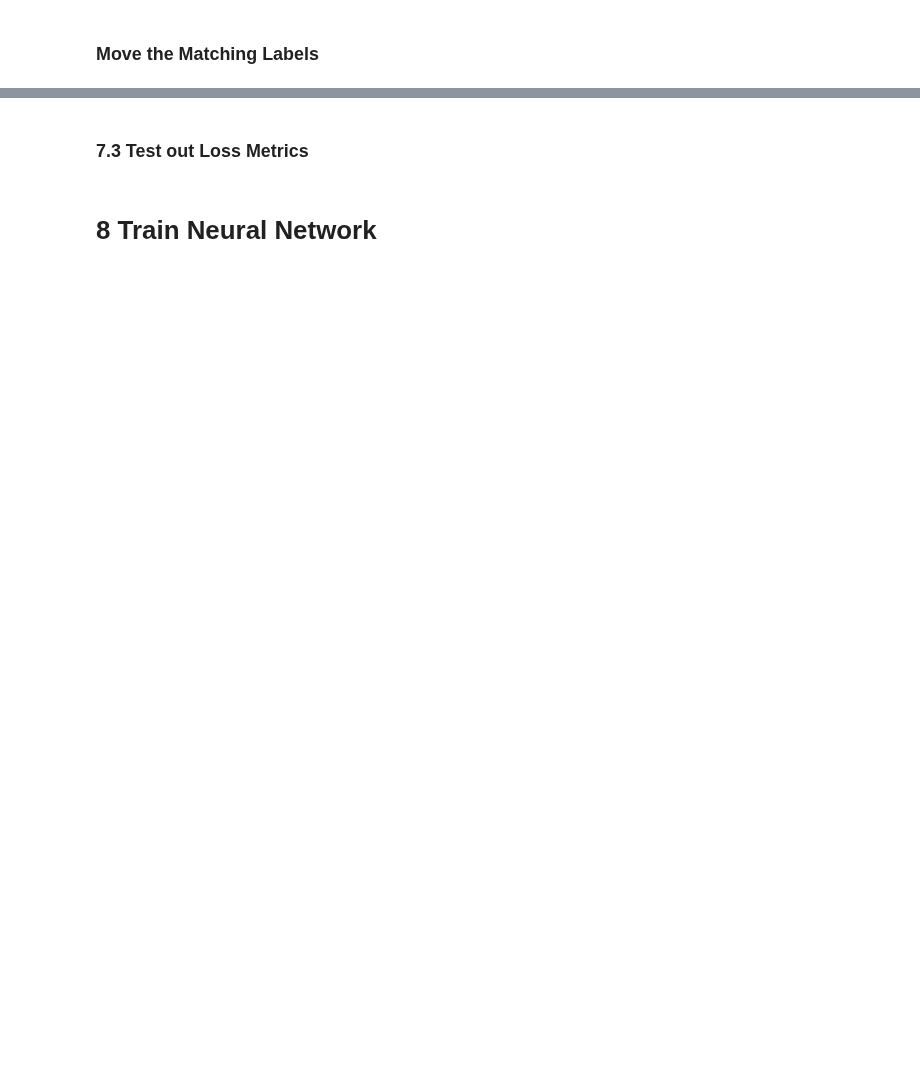
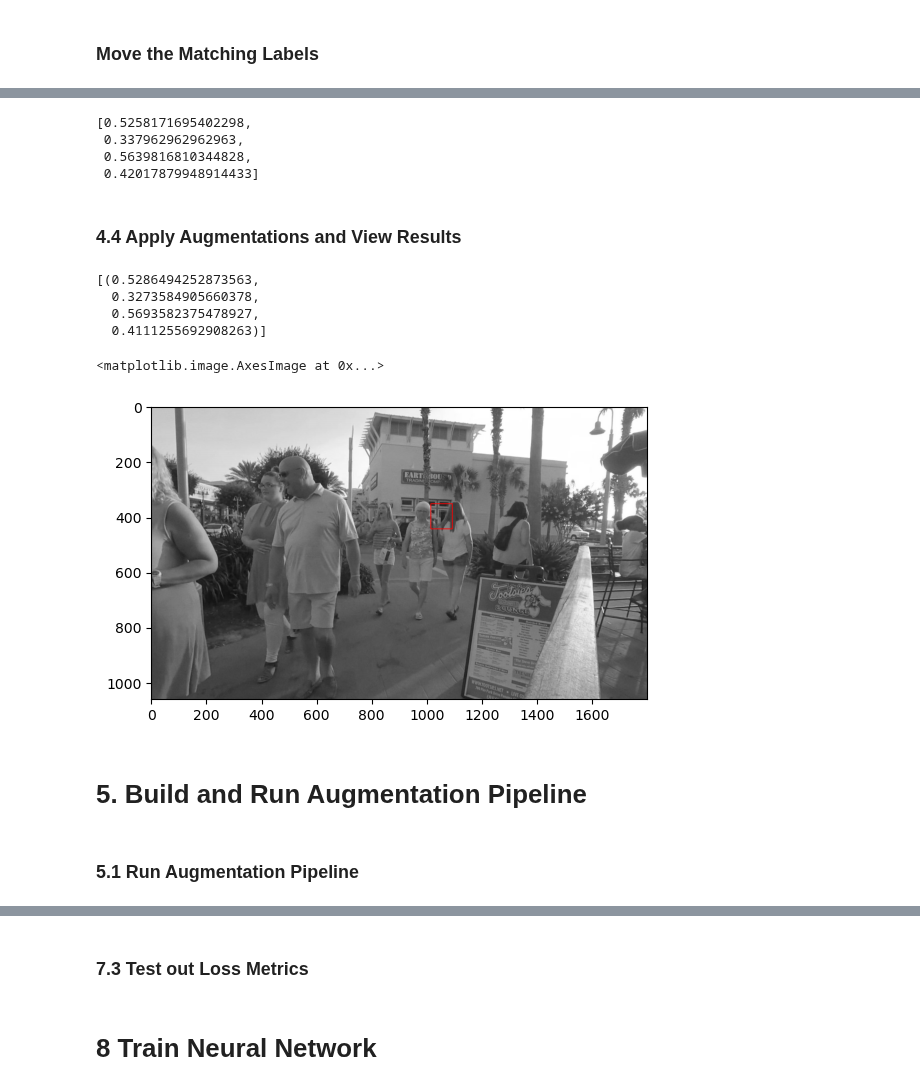
Before and after one commit to MadeByParker/FaceCCTV, a Jupyter notebook: AI/Deep Learning Model/FaceDetection.ipynb, the cells around one changed output, grey strips where cells are left out. Saved outputs shown, nothing was run; the diff lists cells and outputs as text; code cells hidden in the pictures; blank space fills up the shorter version.

```diff
--- a/AI/Deep Learning Model/FaceDetection.ipynb
+++ b/AI/Deep Learning Model/FaceDetection.ipynb
@@ -148,0 +162,3 @@ for folder in ['train','test','val']:
+# %%
+with open(os.path.join('data','test','labels','10165.json'), 'r') as f:
+    label = json.load(f)
@@ -148,0 +174,6 @@ for folder in ['train','test','val']:
+# %%
+coords = [0, 0, 0, 0]
+coords[0] = label['shapes'][0]['points'][0][0]
+coords[1] = label['shapes'][0]['points'][0][1]
+coords[2] = label['shapes'][0]['points'][1][0]
+coords[3] = label['shapes'][0]['points'][1][1]
@@ -148,0 +184,33 @@ for folder in ['train','test','val']:
+# %%
+coords = list(np.divide(coords, [1920,1080,1920,1080]))
+# %%
+coords
+# %% [output]
+[0.5258171695402298,
+ 0.337962962962963,
+ 0.5639816810344828,
+ 0.42017879948914433]
+# %% [markdown]
+### 4.4 Apply Augmentations and View Results
+# %%
+augmented = augmentor(image=testImage, bboxes=[coords], class_labels=['face'])
+# %%
+augmented['bboxes']
+# %% [output]
+[(0.5286494252873563,
+  0.3273584905660378,
+  0.5693582375478927,
+  0.4111255692908263)]
+# %%
+cv2.rectangle(augmented['image'],
+            tuple(np.multiply(augmented['bboxes'][0][:2], [1920,1080]).astype(int)),
+            tuple(np.multiply(augmented['bboxes'][0][2:], [1920,1080]).astype(int)), (255,0,0), 2)
+
+plt.imshow(augmented['image'])
+# %% [output]
+<matplotlib.image.AxesImage at 0x...>
+[figure, added]
+# %% [markdown]
+# 5. Build and Run Augmentation Pipeline
+# %% [markdown]
+### 5.1 Run Augmentation Pipeline
```
Also changed, not shown: parts of 45 cells of this notebook, 1 other file.
